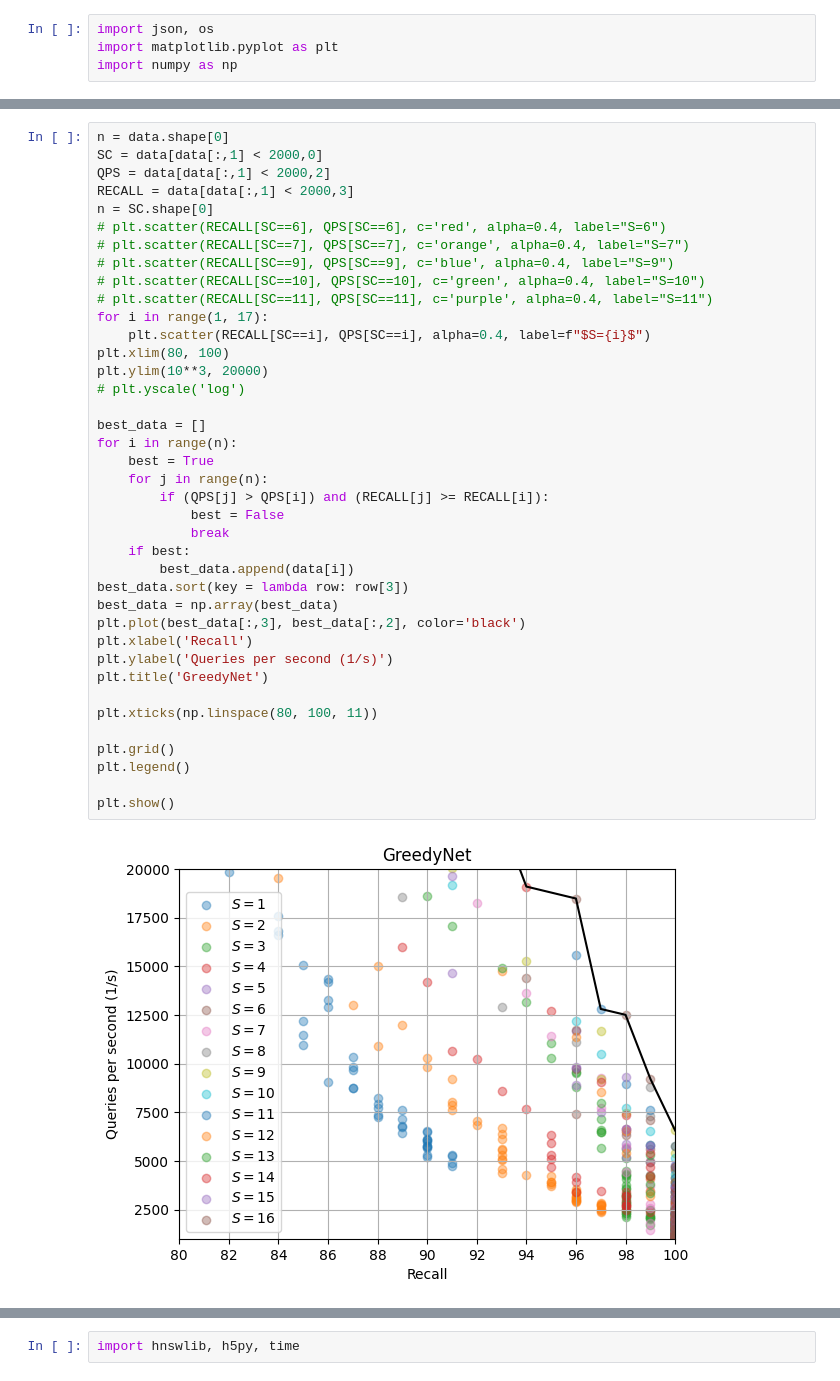
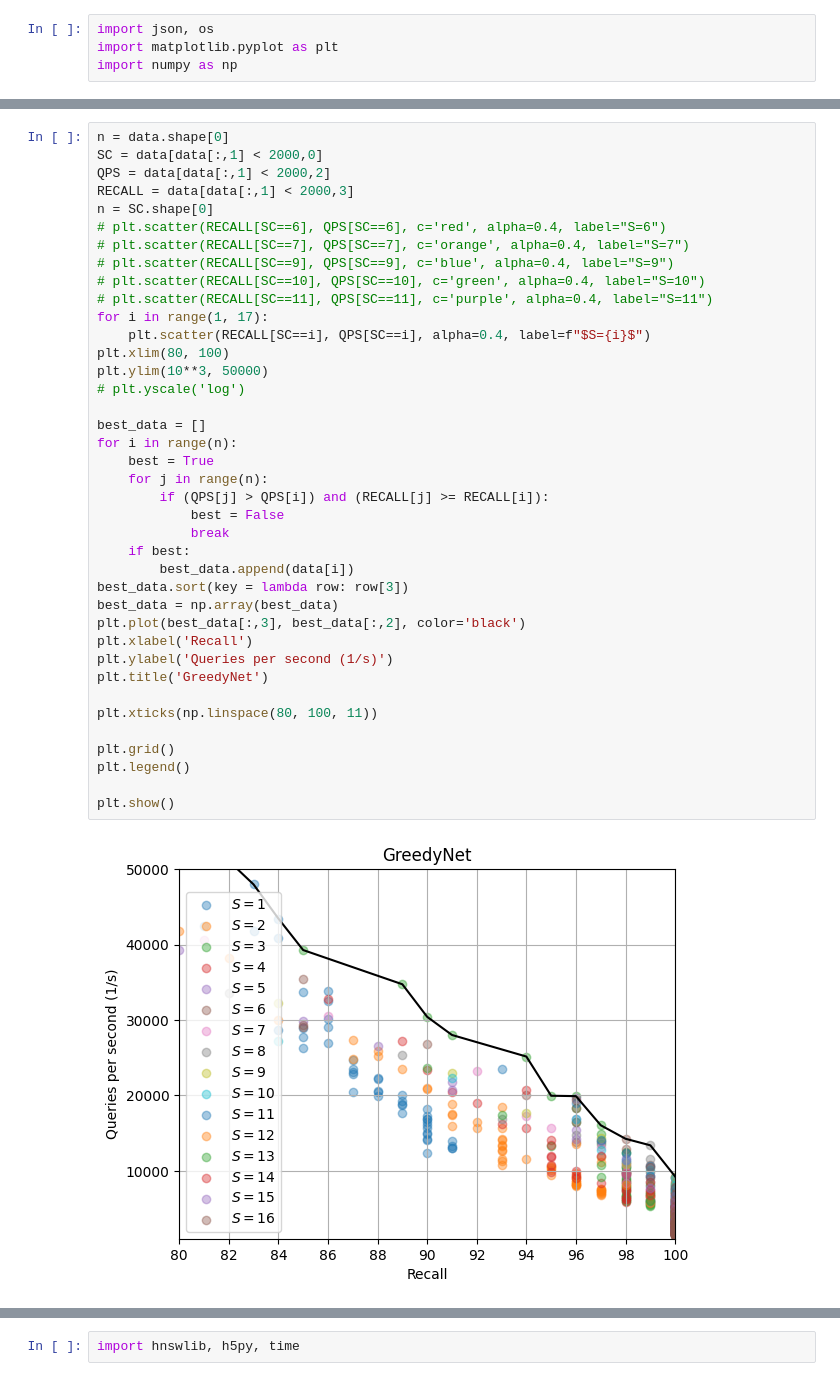
Before and after one commit to babin74/hse-anns, a Jupyter notebook: notebooks/greedy-net-3.ipynb, the cells around one changed output, grey strips where cells are left out. Cells and saved outputs as stored; diff of their text form.

```diff
--- a/notebooks/greedy-net-3.ipynb
+++ b/notebooks/greedy-net-3.ipynb
@@ -72,35 +72,35 @@ n = SC.shape[0]
 # plt.scatter(RECALL[SC==10], QPS[SC==10], c='green', alpha=0.4, label="S=10")
 # plt.scatter(RECALL[SC==11], QPS[SC==11], c='purple', alpha=0.4, label="S=11")
 for i in range(1, 17):
     plt.scatter(RECALL[SC==i], QPS[SC==i], alpha=0.4, label=f"$S={i}$")
 plt.xlim(80, 100)
-plt.ylim(10**3, 20000)
+plt.ylim(10**3, 50000)
 # plt.yscale('log')
 
 best_data = []
 for i in range(n):
     best = True
     for j in range(n):
         if (QPS[j] > QPS[i]) and (RECALL[j] >= RECALL[i]):
             best = False
             break
     if best:
         best_data.append(data[i])
 best_data.sort(key = lambda row: row[3])
 best_data = np.array(best_data)
 plt.plot(best_data[:,3], best_data[:,2], color='black')
 plt.xlabel('Recall')
 plt.ylabel('Queries per second (1/s)')
 plt.title('GreedyNet')
 
 plt.xticks(np.linspace(80, 100, 11))
 
 plt.grid()
 plt.legend()
 
 plt.show()
 # %% [output]
-[figure, old version]
+[figure, new version]
 # %%
 def GetBest(data):
     best_data = []
```
Also changed, not shown: parts of 6 cells of this notebook, 4 other files.
